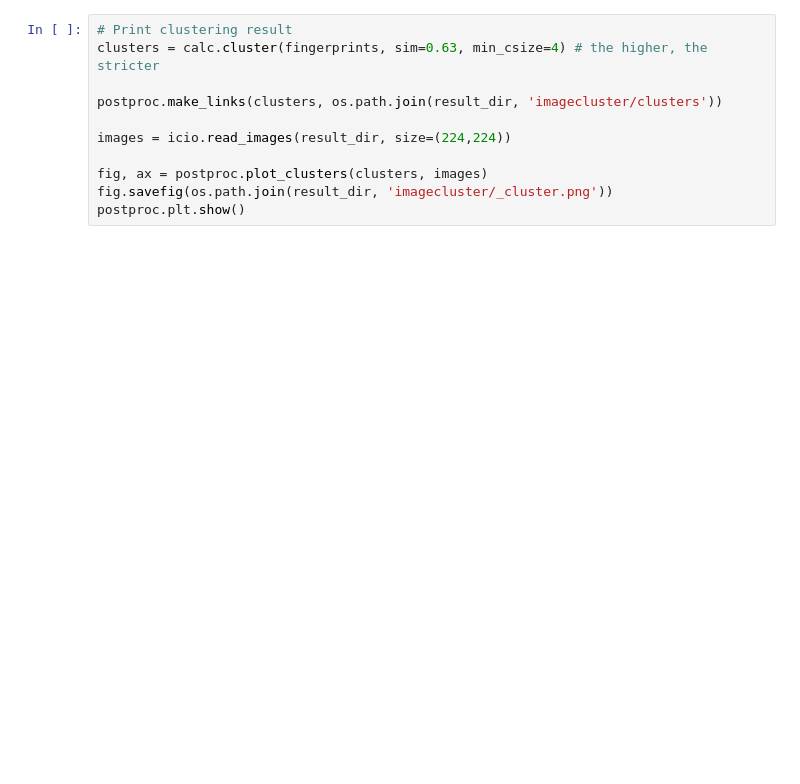
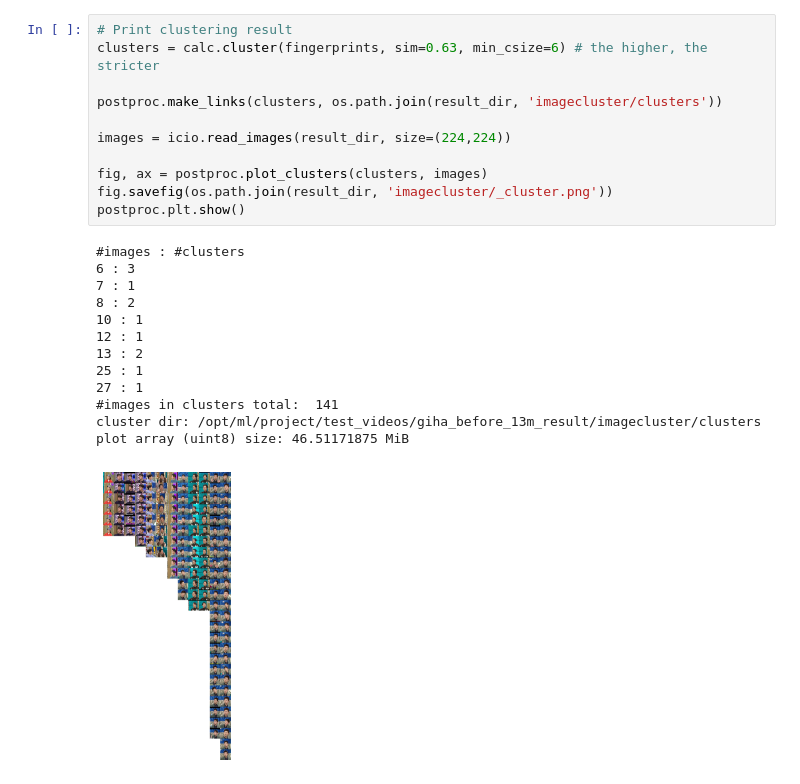
Before and after one commit to wowo0709/person-clustering, a Jupyter notebook: demo.ipynb, the cells around one changed output. Saved outputs shown, nothing was run; the diff lists cells and outputs as text; blank space fills up the shorter version.

```diff
--- a/demo.ipynb
+++ b/demo.ipynb
@@ -32,14 +67,28 @@ SyntaxError: cannot assign to function call (2243484728.py, line 1)
 # %%
 # Print clustering result
-clusters = calc.cluster(fingerprints, sim=0.63, min_csize=4) # the higher, the stricter
+clusters = calc.cluster(fingerprints, sim=0.63, min_csize=6) # the higher, the stricter
 
 postproc.make_links(clusters, os.path.join(result_dir, 'imagecluster/clusters'))
 
 images = icio.read_images(result_dir, size=(224,224))
 
 fig, ax = postproc.plot_clusters(clusters, images)
 fig.savefig(os.path.join(result_dir, 'imagecluster/_cluster.png'))
 postproc.plt.show()
+# %% [output]
+#images : #clusters
+6 : 3
+7 : 1
+8 : 2
+10 : 1
+12 : 1
+13 : 2
+25 : 1
+27 : 1
+#images in clusters total:  141
+cluster dir: /opt/ml/project/test_videos/giha_before_13m_result/imagecluster/clusters
+plot array (uint8) size: 46.51171875 MiB
+[figure, added]
 # %%
 # After merging
 FACE_THRESHOLD_HARD = 0.18
```
Also changed, not shown: parts of 8 cells of this notebook.
